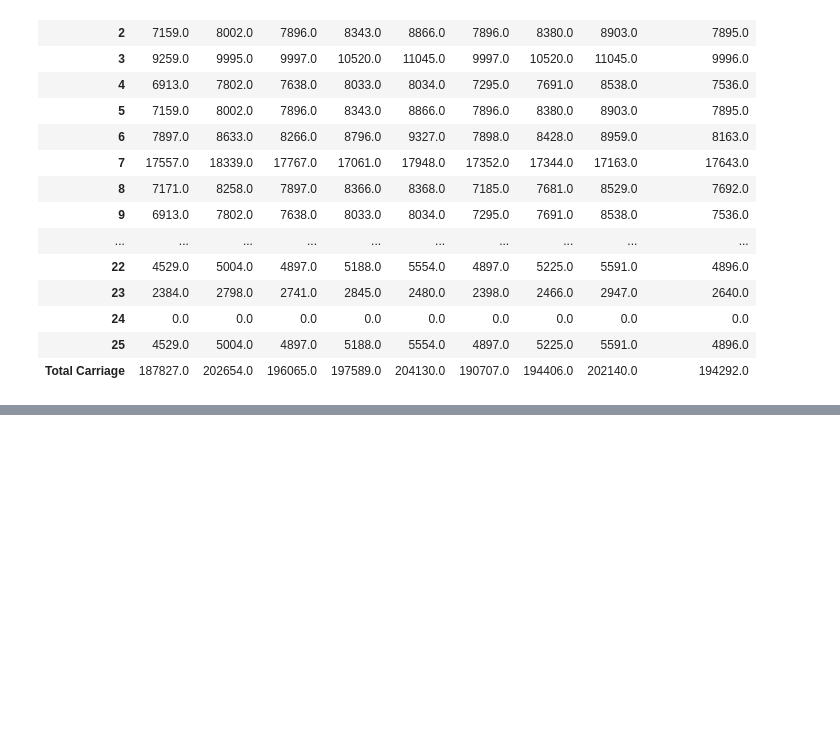
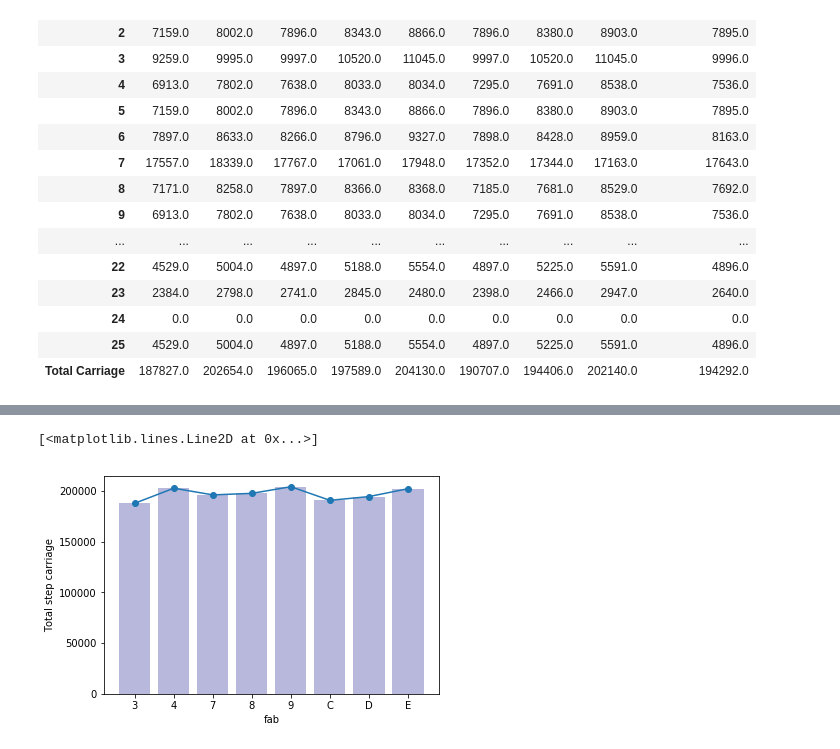
Before and after one commit to blue168sky/python-work, a Jupyter notebook: New tool location selection (Add tool based on workstation group).ipynb, the cells around one changed output, grey strips where cells are left out. Saved outputs shown, nothing was run; the diff lists cells and outputs as text; code cells hidden in the pictures; blank space fills up the shorter version.

```diff
--- a/New tool location selection (Add tool based on workstation group).ipynb
+++ b/New tool location selection (Add tool based on workstation group).ipynb
@@ -94,9 +94,11 @@ Please enter the quantity of wafers:7000
 # %%
 add_WS = input('Please enter the Workstation Group to add tool : ') #增加機台的 Workstation
 included_WS = [i for i,x in enumerate(step) if x==add_WS] #重複項索引值
-#print((included_WS))
-#add_machine = input('Please enter the quantity of equipment added: ')
-#change_data = wafer_in_each_machine.iloc[int(change_step)-1:int(change_step)+2,] #提取該步驟
+for i in included_WS:
+    if i == 0 or i == flow.shape[0]-1:
+        included_WS.remove(i)
+    else:
+        None
 change_WS = []
 for i in included_WS:
     _WS_ = step[i-1:i+2] #提取索引
@@ -238,0 +252,10 @@ Carriage.head(len(change_WS)+1)
+# %%
+plt.figure()
+plt.bar(['3','4','7','8','9','C','D','E'],Carriage.iloc[-1,0:8],color = '#b8b8dc')
+plt.yticks(np.arange(0, 210000, 50000))
+plt.xlabel('fab')
+plt.ylabel('Total step carriage')
+plt.plot(['3','4','7','8','9','C','D','E'],Carriage.iloc[-1,0:8],'-o')
+# %% [output]
+[<matplotlib.lines.Line2D at 0x...>]
+[figure, added]
```
Also changed, not shown: parts of 3 cells of this notebook.
